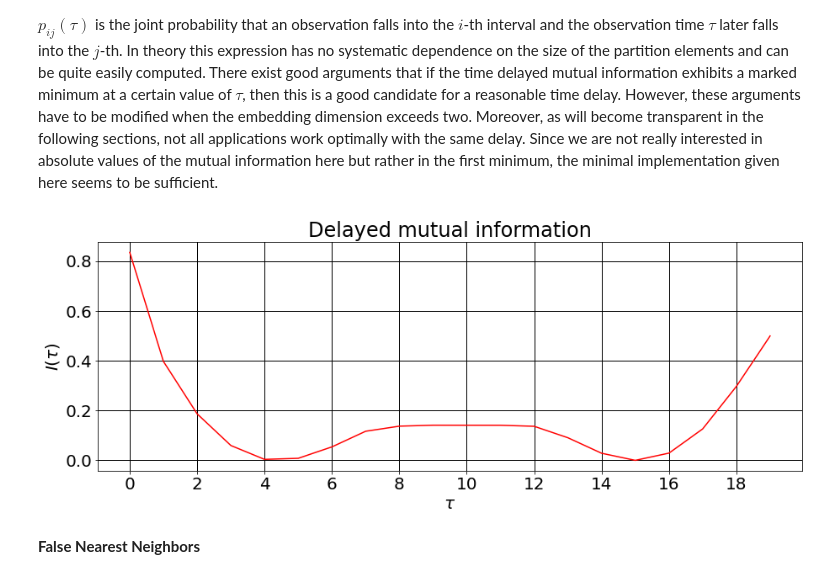
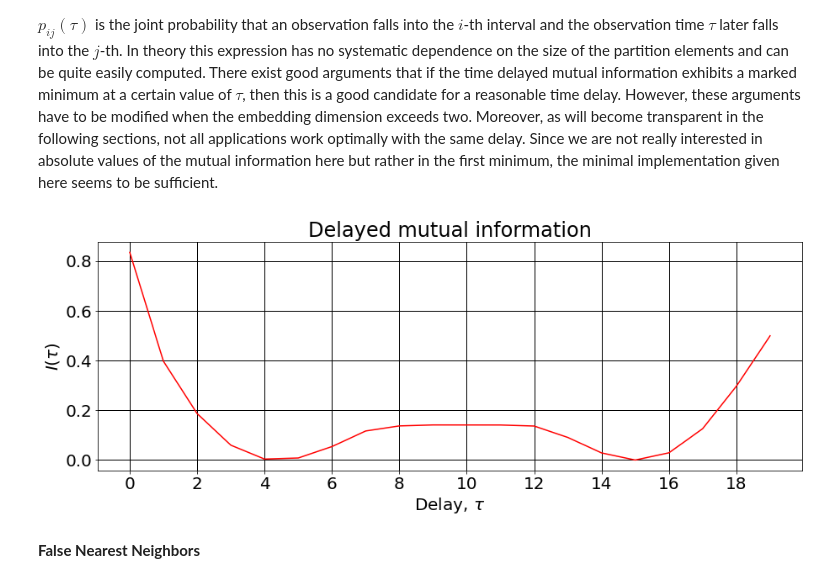
Before and after one commit to paulsok/chaos-analysis, a Jupyter notebook: chaos analysis.ipynb, the cells around one changed output. Cells and saved outputs as stored; diff of their text form; code cells hidden in the pictures.

```diff
--- a/chaos analysis.ipynb
+++ b/chaos analysis.ipynb
@@ -125,35 +125,35 @@ def tdmut(x, tau, bins=32):
     _____
     Input (x : array {1d time series}, tau : int {maximal time delay}, bins : int {bins for histogram})
     Output (arr : float {array with the time-delayed mutual information})
     """
     n = len(x)
 
     tau_max = min(n, tau)
 
     arr = np.empty(tau_max)
 
     arr[0] = mut(x, x, bins)
 
     for i in range(1, tau_max):
         arr[i] = mut(x[:-i], x[i:], bins)
 
     return arr
 
 tau = 20
 
 mutual_inf = tdmut(rho, tau=tau, bins=2)
 
 #Plotting the delayed mutual information
 plt.figure(figsize=(15, 5))
 plt.plot(mutual_inf, label=(r'Bins = 2'), c='r')
 plt.xticks(np.arange(0, tau, 2.0))
 plt.grid(color='black', linewidth=1)
 plt.title(r'Delayed mutual information')
-plt.xlabel(r'$\tau$')
+plt.xlabel(r'Delay, $\tau$')
 plt.ylabel(r'$I(\tau)$')
 plt.show()
 # %% [output]
-[figure, old version]
+[figure, new version]
 # %% [markdown]
 **False Nearest Neighbors**
 # %% [markdown]
```
Also changed, not shown: parts of 6 cells of this notebook.
